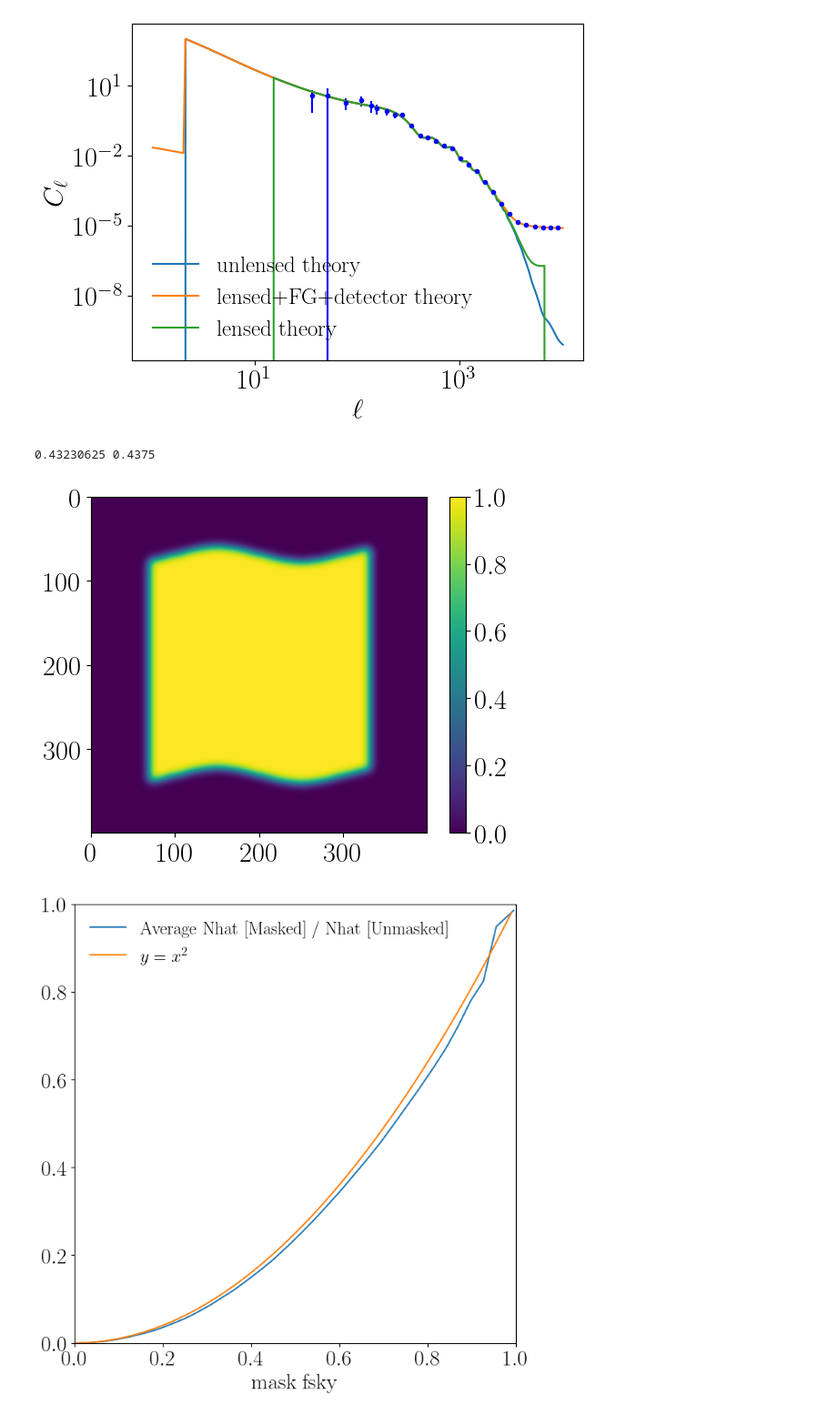
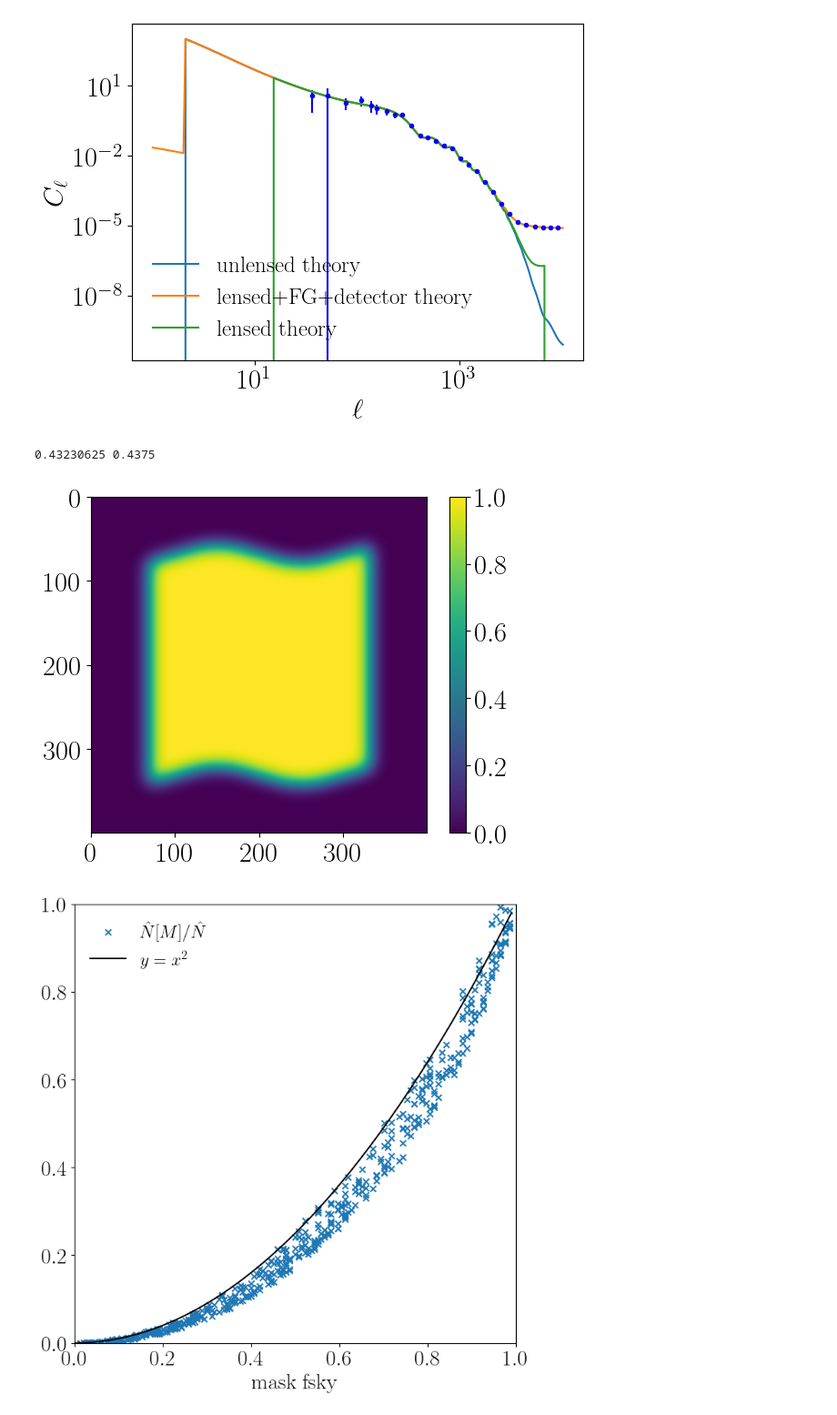
Before and after one commit to DelonShen/LensQuEst, a Jupyter notebook: dev/scratch_mask_and_N.ipynb, the cells around one changed output. Shown at 91% size. Saved outputs shown, nothing was run; the diff lists cells and outputs as text; code cells hidden in the pictures.

Commit message:
trying fsky**2 correction

```diff
--- a/dev/scratch_mask_and_N.ipynb
+++ b/dev/scratch_mask_and_N.ipynb
@@ -190,7 +190,7 @@ def genRandomMask(fsky, nX, nY):
     for i in range(nX):
         apodized_mask[:,i] = np.roll(mask[:,i], int(shift(i)))
 
-    apodized_mask = gaussian_filter(apodized_mask, 5)
+    apodized_mask = gaussian_filter(apodized_mask, 2+np.random.rand()*20)
     fsky_true = np.sum(apodized_mask)/(nX*nY)
     return apodized_mask, fsky_true
 # %%
@@ -199,17 +199,17 @@ mask, fsky_true = genRandomMask(fsky_in,nX, nY)
 print(fsky_true, fsky_in)
 plt.imshow(mask, vmin=0, vmax=1)
 plt.colorbar()
-plt.savefig('example_mask.pdf')
+plt.savefig('example_mask.pdf', bbox_inches='tight')
 # %% [output]
 0.43230625 0.4375
-[figure, old version]
+[figure, new version]
 # %%
-fskys = [i/100 for i in range(1,101, 3)]
 fskys_true = []
 ratios = []
-from tqdm import tqdm
-
-for fsky in tqdm(fskys):
+from tqdm import tqdm, trange
+n_runs = 500
+for j in trange(n_runs):
+    fsky = np.random.rand()
     mask, fsky_true = genRandomMask(fsky,nX, nY)
 
     totalMaskedCmb = mask*totalCmb
@@ -223,19 +223,22 @@ for fsky in tqdm(fskys):
     fskys_true += [fsky_true]
     ratios +=[np.mean(Nhat[Ipos][Ipos2]/Nhat_unmasked[Ipos][Ipos2])]
 # %%
+from scipy.stats import binned_statistic
+
 plt.figure(figsize=(8,8))
-plt.plot(fskys_true, ratios, label='Average Nhat [Masked] / Nhat [Unmasked]')
-x = [i/100 for i in range(100)]
-y = [xc**2 for xc in x]
+
+plt.scatter(fskys_true, ratios, marker='x',label=r'$\hat N [M] / \hat N$')
 
 
-plt.plot(x,y, label=r'$y=x^2$')
+x = [i/100 for i in range(100)]
+y = [(xc)**(2) for xc in x]
+plt.plot(x,y, label=r'$y=x^2$', c='black')
 
 plt.legend(frameon=False)
 plt.xlabel('mask fsky')
 plt.xlim([0,1])
 plt.ylim([0,1])
 
-plt.savefig('ratioN_vs_fSkyfromMask.pdf')
+plt.savefig('ratioN_vs_fSkyfromMask.pdf', bbox_inches='tight')
 # %% [output]
-[figure, old version]
+[figure, new version]
```
Also changed, not shown: parts of 1 cell of this notebook, 11 other files.
